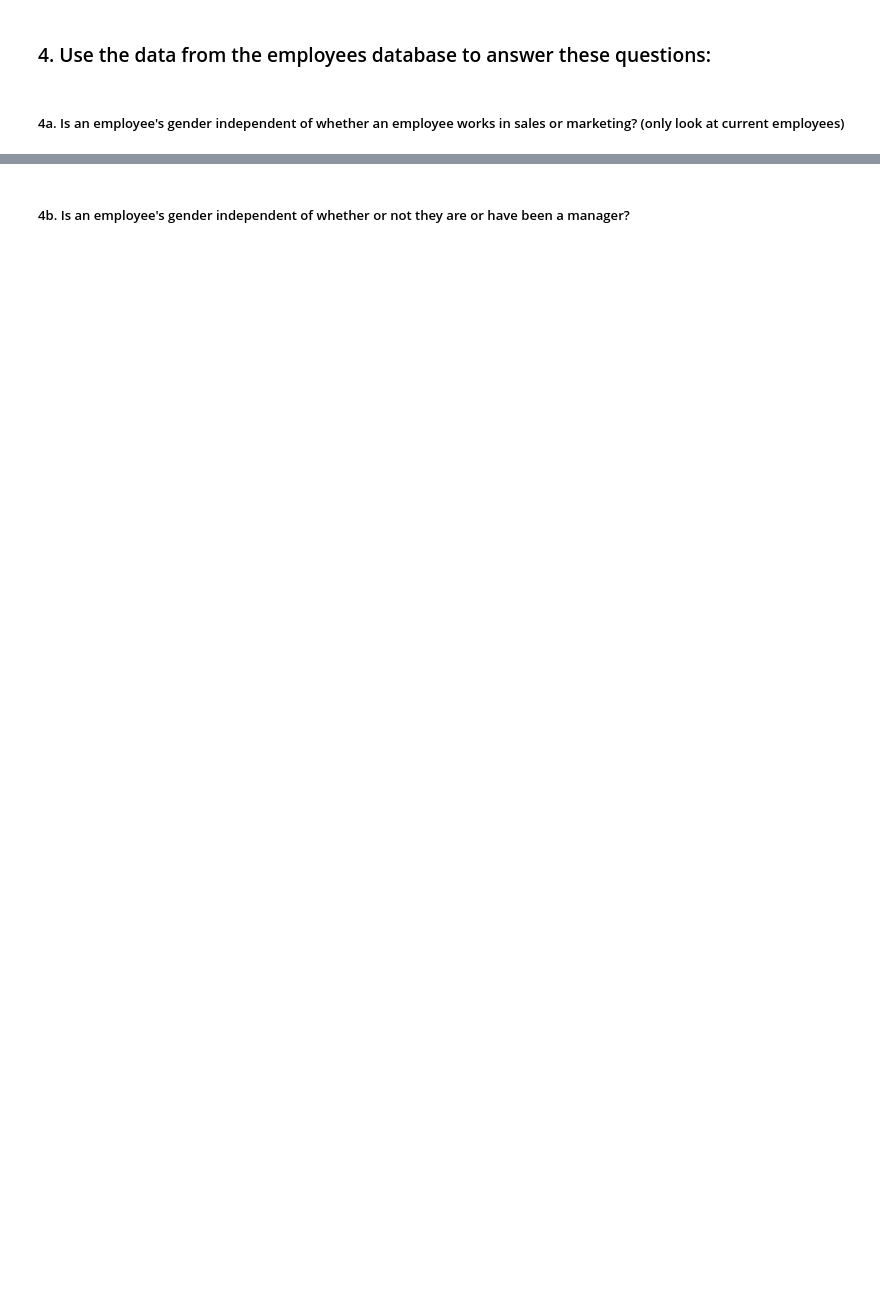
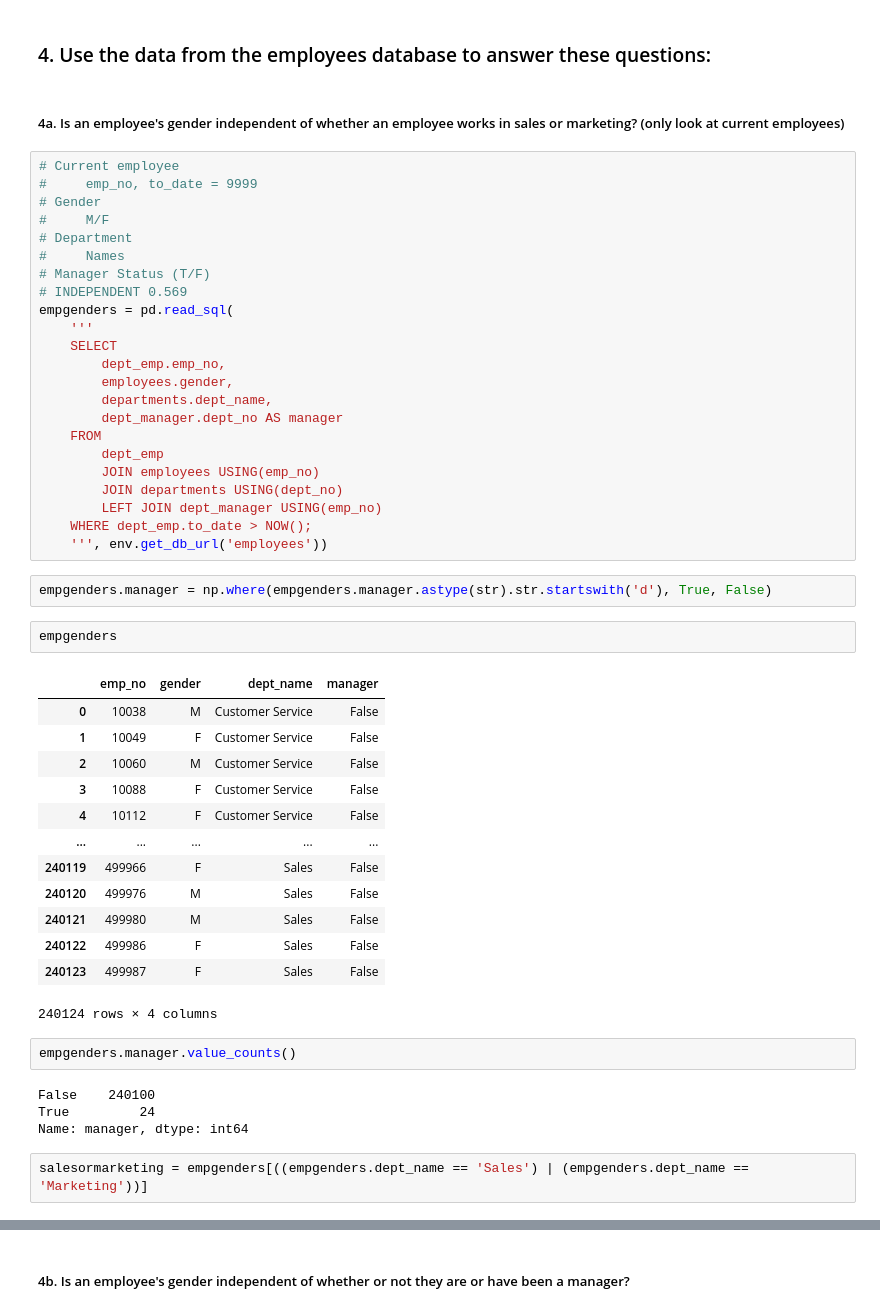
Before and after one commit to Jared-Wood135/statistics-exercises, a Jupyter notebook: hypothesis_testing.ipynb, the cells around one changed output, grey strips where cells are left out. Cells and saved outputs as stored; diff of their text form; blank space fills up the shorter version.

```diff
--- a/hypothesis_testing.ipynb
+++ b/hypothesis_testing.ipynb
@@ -468,3 +538,52 @@ PearsonRResult(statistic=0.5352302262650253, pvalue=9.894096322214812e-15)
 ### 4. Use the data from the employees database to answer these questions:
 # %% [markdown]
 ##### 4a. Is an employee's gender independent of whether an employee works in sales or marketing? (only look at current employees)
+# %%
+# Current employee
+#     emp_no, to_date = 9999
+# Gender
+#     M/F
+# Department
+#     Names
+# Manager Status (T/F)
+# INDEPENDENT 0.569
+empgenders = pd.read_sql(
+    '''
+    SELECT
+        dept_emp.emp_no,
+        employees.gender,
+        departments.dept_name,
+        dept_manager.dept_no AS manager
+    FROM
+        dept_emp
+        JOIN employees USING(emp_no)
+        JOIN departments USING(dept_no)
+        LEFT JOIN dept_manager USING(emp_no)
+    WHERE dept_emp.to_date > NOW();
+    ''', env.get_db_url('employees'))
+# %%
+empgenders.manager = np.where(empgenders.manager.astype(str).str.startswith('d'), True, False)
+# %%
+empgenders
+# %% [output]
+|  | emp_no | gender | dept_name | manager |
+| 0 | 10038 | M | Customer Service | False |
+| 1 | 10049 | F | Customer Service | False |
+| 2 | 10060 | M | Customer Service | False |
+| 3 | 10088 | F | Customer Service | False |
+| 4 | 10112 | F | Customer Service | False |
+| ... | ... | ... | ... | ... |
+| 240119 | 499966 | F | Sales | False |
+| 240120 | 499976 | M | Sales | False |
+| 240121 | 499980 | M | Sales | False |
+| 240122 | 499986 | F | Sales | False |
+| 240123 | 499987 | F | Sales | False |
+240124 rows × 4 columns
+# %%
+empgenders.manager.value_counts()
+# %% [output]
+False    240100
+True         24
+Name: manager, dtype: int64
+# %%
+salesormarketing = empgenders[((empgenders.dept_name == 'Sales') | (empgenders.dept_name == 'Marketing'))]
```
Also changed, not shown: parts of 100 cells of this notebook.
